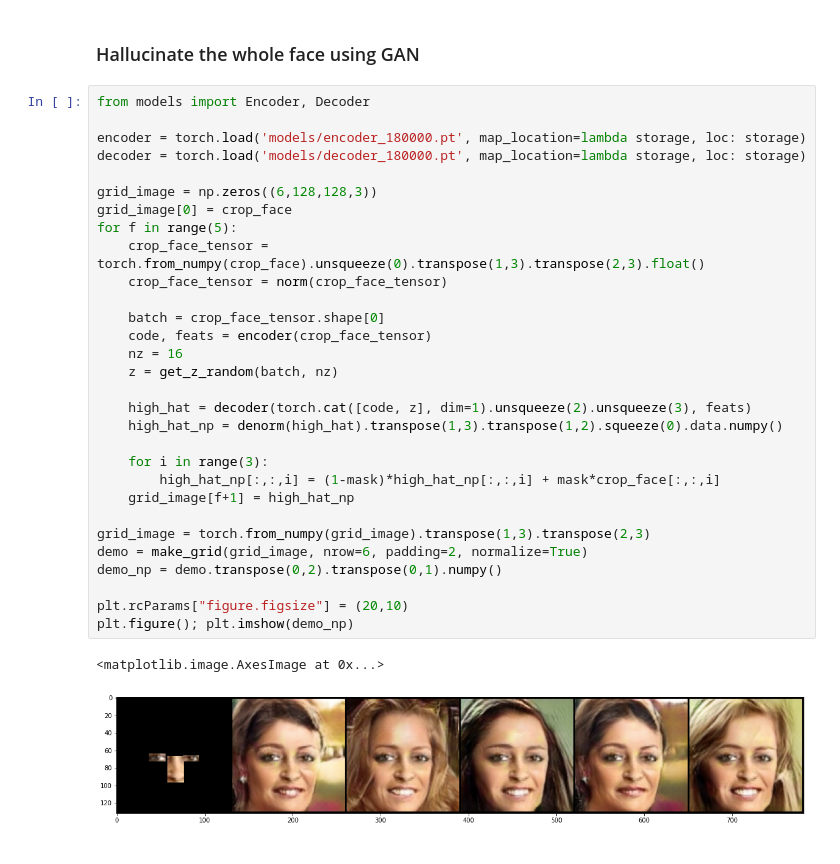
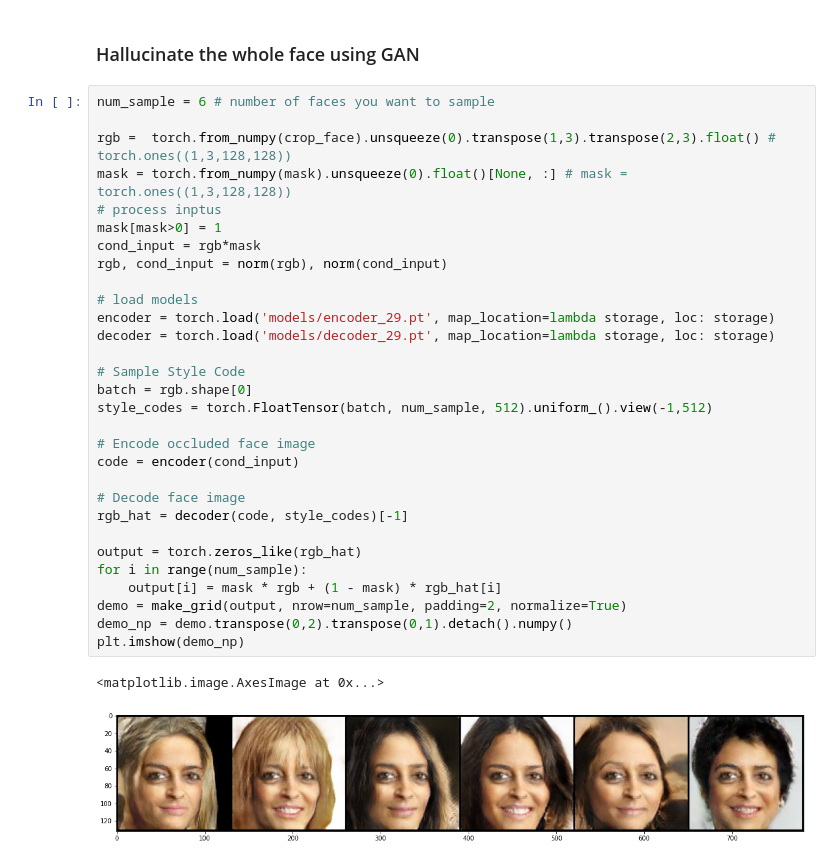
Before and after one commit to AZdet/summer_camp_GAN, a Jupyter notebook: GAN_face_outpaint.ipynb, the cells around one changed output. Saved outputs shown, nothing was run; the diff lists cells and outputs as text.

Commit message:
Use new model

```diff
--- a/GAN_face_outpaint.ipynb
+++ b/GAN_face_outpaint.ipynb
@@ -163,36 +163,36 @@ plt.subplot(1,3,3); plt.imshow(crop_face/255)
 [figure]
 # %% [markdown]
 ### Hallucinate the whole face using GAN
-# %%
-from models import Encoder, Decoder
-
-encoder = torch.load('models/encoder_180000.pt', map_location=lambda storage, loc: storage)
-decoder = torch.load('models/decoder_180000.pt', map_location=lambda storage, loc: storage)
-
-grid_image = np.zeros((6,128,128,3))
-grid_image[0] = crop_face
-for f in range(5):
-    crop_face_tensor = torch.from_numpy(crop_face).unsqueeze(0).transpose(1,3).transpose(2,3).float()
-    crop_face_tensor = norm(crop_face_tensor)
-
-    batch = crop_face_tensor.shape[0]
-    code, feats = encoder(crop_face_tensor)
-    nz = 16
-    z = get_z_random(batch, nz)
-
-    high_hat = decoder(torch.cat([code, z], dim=1).unsqueeze(2).unsqueeze(3), feats)
-    high_hat_np = denorm(high_hat).transpose(1,3).transpose(1,2).squeeze(0).data.numpy()
-
-    for i in range(3):
-        high_hat_np[:,:,i] = (1-mask)*high_hat_np[:,:,i] + mask*crop_face[:,:,i]
-    grid_image[f+1] = high_hat_np
-
-grid_image = torch.from_numpy(grid_image).transpose(1,3).transpose(2,3)
-demo = make_grid(grid_image, nrow=6, padding=2, normalize=True)
-demo_np = demo.transpose(0,2).transpose(0,1).numpy()
-
-plt.rcParams["figure.figsize"] = (20,10)
-plt.figure(); plt.imshow(demo_np)
-# %% [output]
-<matplotlib.image.AxesImage at 0x...>
-[figure, removed]
+# %%
+num_sample = 6 # number of faces you want to sample
+
+rgb =  torch.from_numpy(crop_face).unsqueeze(0).transpose(1,3).transpose(2,3).float() # torch.ones((1,3,128,128))
+mask = torch.from_numpy(mask).unsqueeze(0).float()[None, :] # mask = torch.ones((1,3,128,128))
+# process inptus
+mask[mask>0] = 1
+cond_input = rgb*mask
+rgb, cond_input = norm(rgb), norm(cond_input)
+
+# load models
+encoder = torch.load('models/encoder_29.pt', map_location=lambda storage, loc: storage)
+decoder = torch.load('models/decoder_29.pt', map_location=lambda storage, loc: storage)
+
+# Sample Style Code
+batch = rgb.shape[0]
+style_codes = torch.FloatTensor(batch, num_sample, 512).uniform_().view(-1,512)
+
+# Encode occluded face image
+code = encoder(cond_input)
+
+# Decode face image
+rgb_hat = decoder(code, style_codes)[-1]
+
+output = torch.zeros_like(rgb_hat)
+for i in range(num_sample):
+    output[i] = mask * rgb + (1 - mask) * rgb_hat[i]
+demo = make_grid(output, nrow=num_sample, padding=2, normalize=True)
+demo_np = demo.transpose(0,2).transpose(0,1).detach().numpy()
+plt.imshow(demo_np)
+# %% [output]
+<matplotlib.image.AxesImage at 0x...>
+[figure, added]
```
Also changed, not shown: parts of 6 cells of this notebook, 3 other files.
